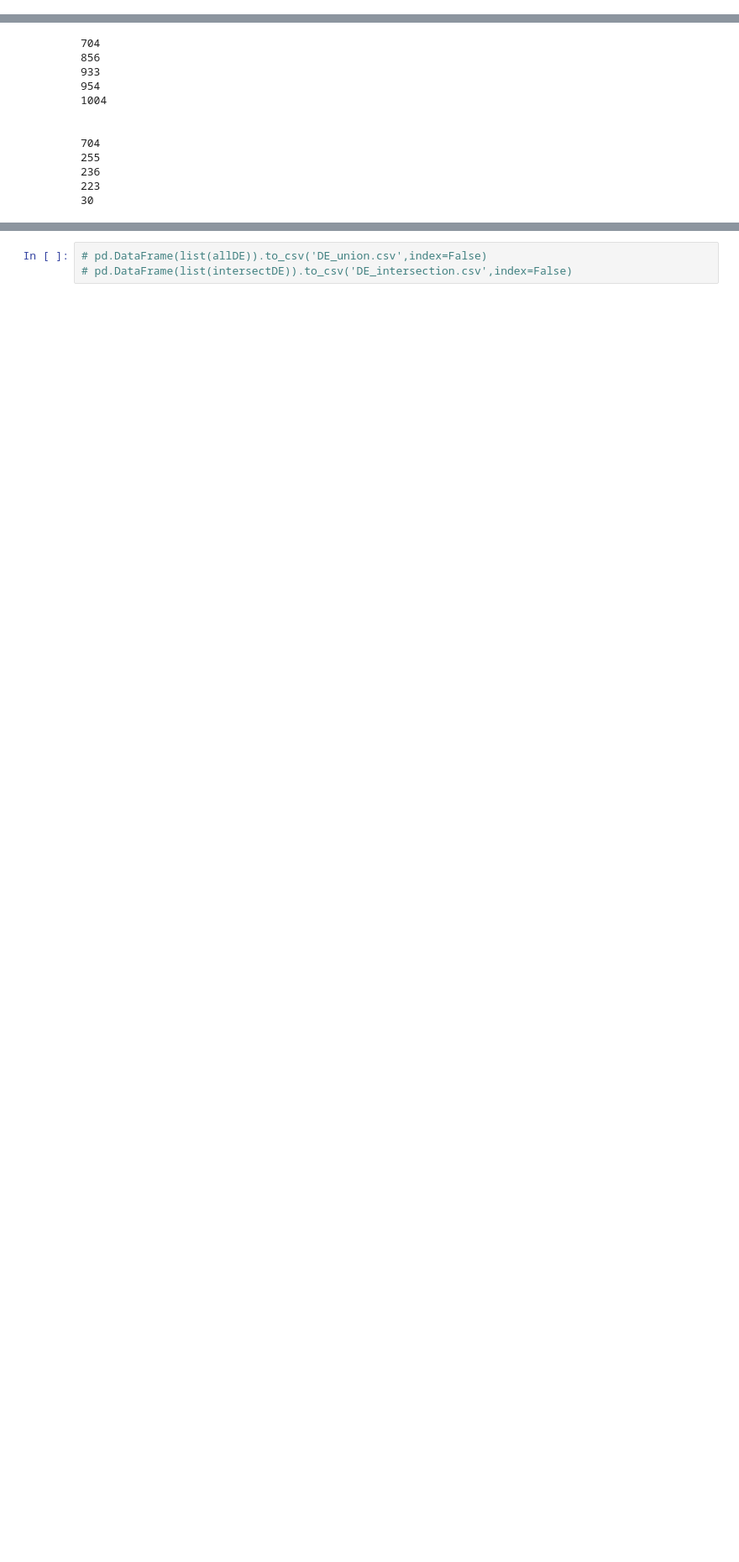
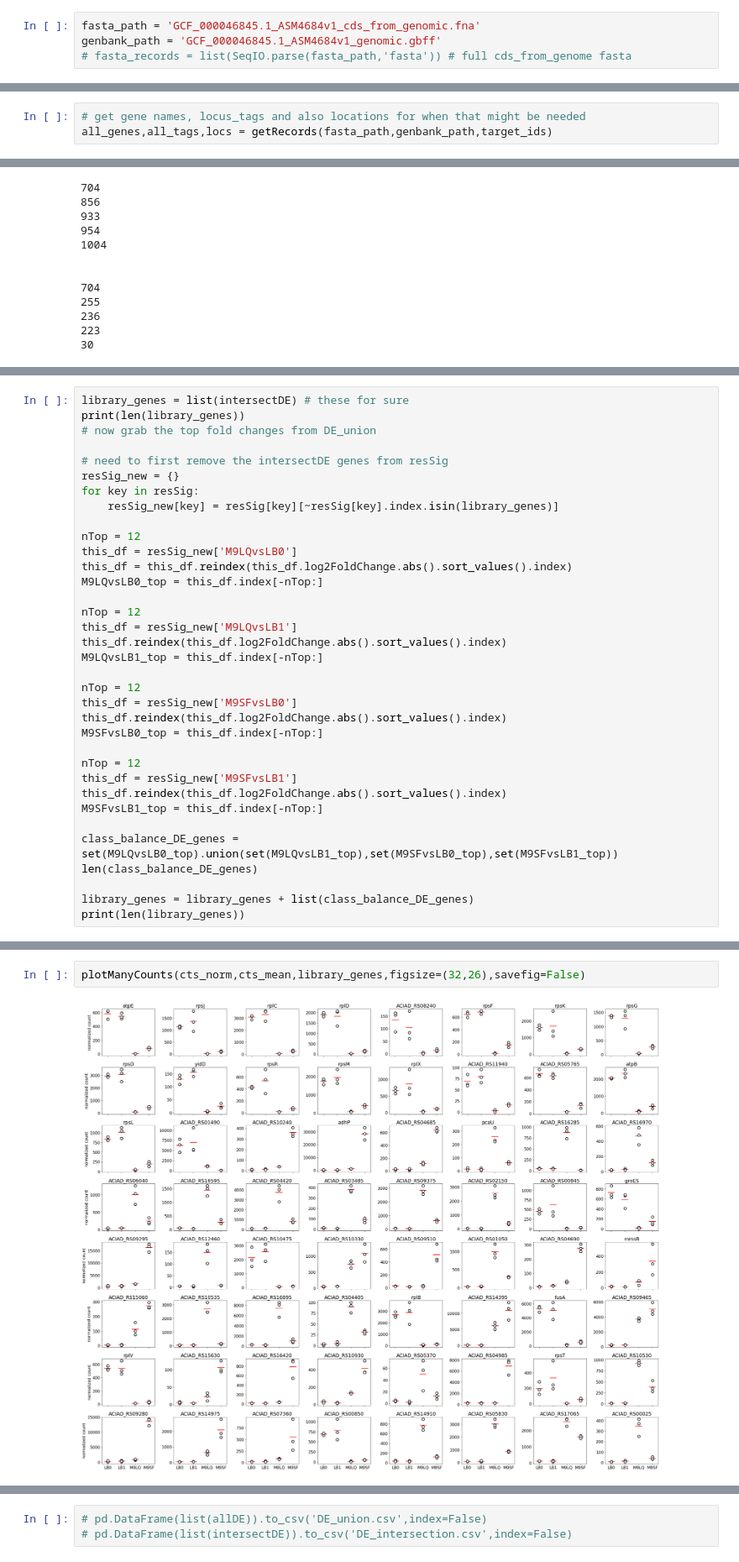
Before and after one commit to YeungRepo/AdaptationClassification, a Jupyter notebook: adaptation/adp1_deseq2.ipynb, the cells around one changed output, grey strips where cells are left out. Shown at 84% size. Cells and saved outputs as stored; diff of their text form; blank space fills up the shorter version.

Commit message:
library gene selection (need correlation analysis)

```diff
--- a/adaptation/adp1_deseq2.ipynb
+++ b/adaptation/adp1_deseq2.ipynb
@@ -22,0 +71,4 @@ import os
+# %%
+fasta_path = 'GCF_000046845.1_ASM4684v1_cds_from_genomic.fna'
+genbank_path = 'GCF_000046845.1_ASM4684v1_genomic.gbff'
+# fasta_records = list(SeqIO.parse(fasta_path,'fasta')) # full cds_from_genome fasta
@@ -23 +108,4 @@ import os
+# %%
+# get gene names, locus_tags and also locations for when that might be needed
+all_genes,all_tags,locs = getRecords(fasta_path,genbank_path,target_ids)
 # %%
@@ -196,0 +263,35 @@ for key in resSig:
+# %%
+library_genes = list(intersectDE) # these for sure
+print(len(library_genes))
+# now grab the top fold changes from DE_union
+
+# need to first remove the intersectDE genes from resSig
+resSig_new = {}
+for key in resSig:
+    resSig_new[key] = resSig[key][~resSig[key].index.isin(library_genes)]
+
+nTop = 12
+this_df = resSig_new['M9LQvsLB0']
+this_df = this_df.reindex(this_df.log2FoldChange.abs().sort_values().index)
+M9LQvsLB0_top = this_df.index[-nTop:]
+
+nTop = 12
+this_df = resSig_new['M9LQvsLB1']
+this_df.reindex(this_df.log2FoldChange.abs().sort_values().index)
+M9LQvsLB1_top = this_df.index[-nTop:]
+
+nTop = 12
+this_df = resSig_new['M9SFvsLB0']
+this_df.reindex(this_df.log2FoldChange.abs().sort_values().index)
+M9SFvsLB0_top = this_df.index[-nTop:]
+
+nTop = 12
+this_df = resSig_new['M9SFvsLB1']
+this_df.reindex(this_df.log2FoldChange.abs().sort_values().index)
+M9SFvsLB1_top = this_df.index[-nTop:]
+
+class_balance_DE_genes = set(M9LQvsLB0_top).union(set(M9LQvsLB1_top),set(M9SFvsLB0_top),set(M9SFvsLB1_top))
+len(class_balance_DE_genes)
+
+library_genes = library_genes + list(class_balance_DE_genes)
+print(len(library_genes))
@@ -196,0 +301,4 @@ for key in resSig:
+# %%
+plotManyCounts(cts_norm,cts_mean,library_genes,figsize=(32,26),savefig=False)
+# %% [output]
+[figure, added]
```
Also changed, not shown: parts of 23 cells of this notebook, 1 other file.
